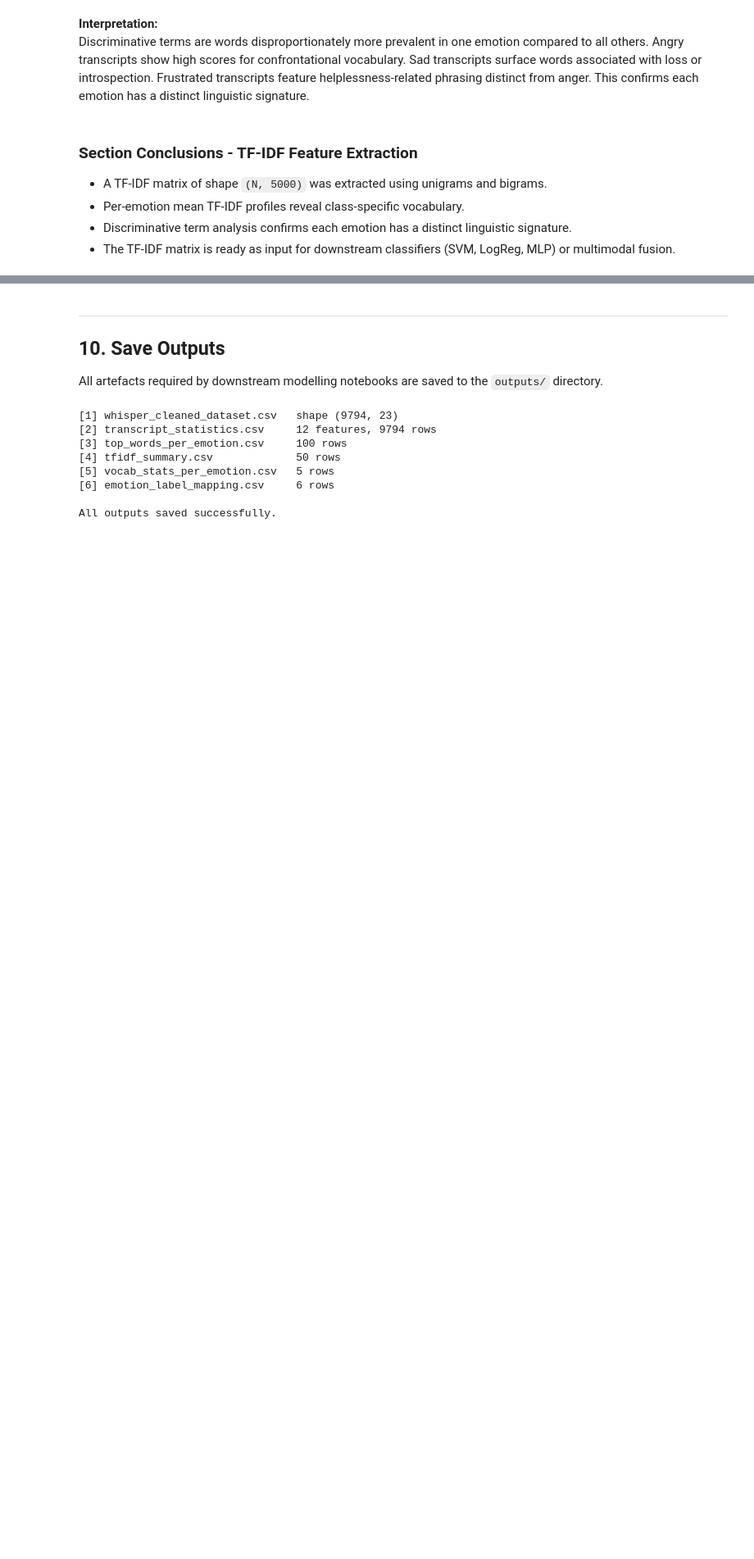
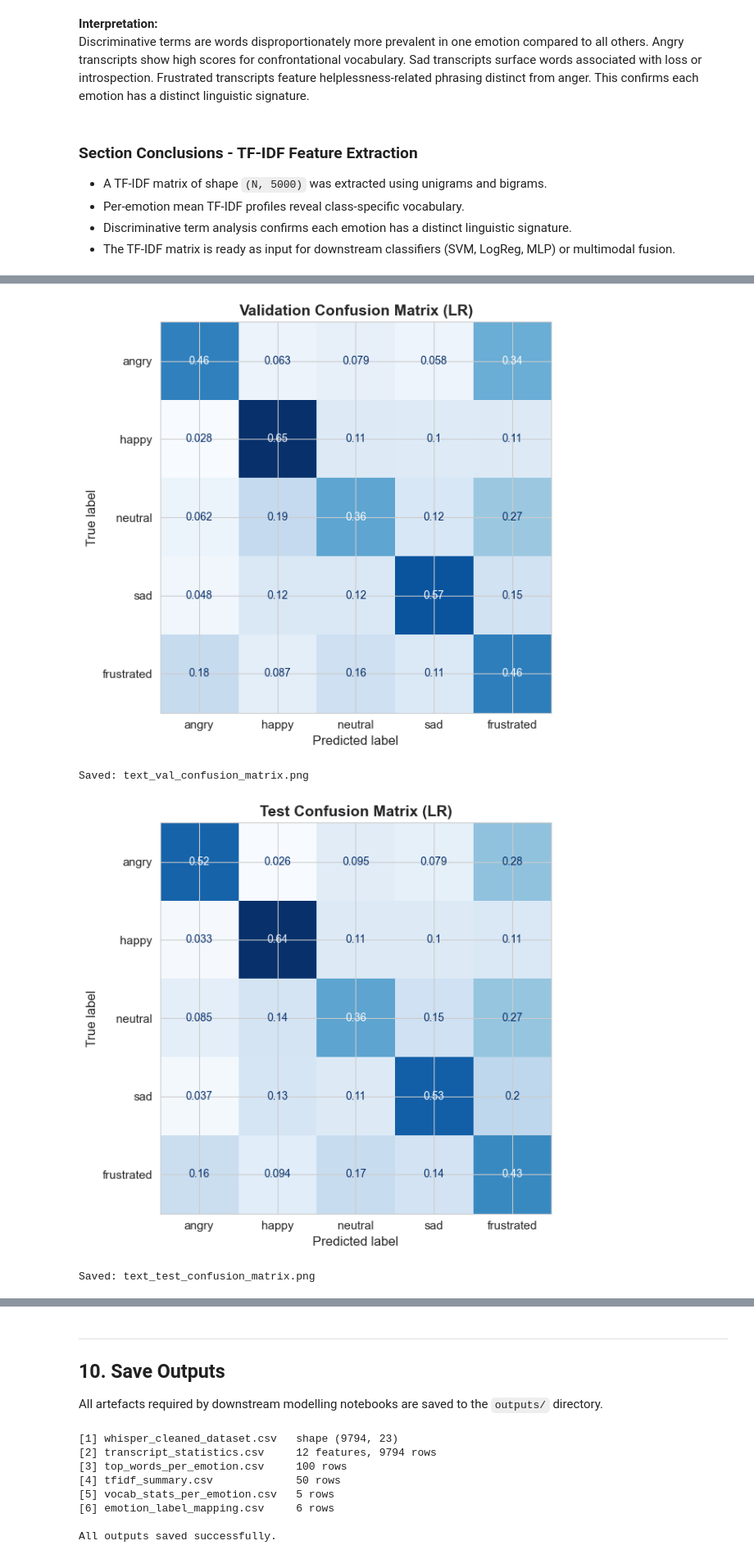
Before and after one commit to ronenhr/IEMOCAP-project, a Jupyter notebook: notebooks/03_text_features_and_baseline.ipynb, the cells around one changed output, grey strips where cells are left out. Shown at 82% size. Cells and saved outputs as stored; diff of their text form; code cells hidden in the pictures; blank space fills up the shorter version.

Commit message:
running text classification tf-idf with shared indices across notebooks and adding outputs folder

```diff
--- a/notebooks/03_text_features_and_baseline.ipynb
+++ b/notebooks/03_text_features_and_baseline.ipynb
@@ -1409,22 +1329,0 @@ The table shows Accuracy, Macro F1 (class-balanced), and UAR (Balanced Accuracy
-# %%
-fig, ax = plt.subplots(figsize=(10, 5))
-x = np.arange(len(results_df.columns))
-w = 0.35
-b1 = ax.bar(x - w/2, results_df.loc['Logistic Regression'], w,
-            label='Logistic Regression', color='steelblue', edgecolor='white')
-b2 = ax.bar(x + w/2, results_df.loc['Linear SVM'], w,
-            label='Linear SVM', color='darkorange', edgecolor='white')
-ax.axhline(1/5, color='red', linestyle='--', lw=1.2, alpha=0.7, label='Random baseline (0.20)')
-ax.set_title('Text-Only Baseline Model Performance', fontsize=14, fontweight='bold')
-ax.set_xticks(x)
-ax.set_xticklabels(results_df.columns, fontsize=12)
-ax.set_ylabel('Score')
-ax.set_ylim(0, 1)
-ax.legend()
-for bar in list(b1) + list(b2):
-    ax.annotate(f'{bar.get_height():.3f}',
-        (bar.get_x() + bar.get_width()/2, bar.get_height() + 0.01),
-        ha='center', fontsize=9, fontweight='bold')
-plt.tight_layout()
-plt.savefig(f'{OUTPUTS_DIR}/baseline_model_comparison.png', dpi=150, bbox_inches='tight')
-plt.show()
@@ -1575,0 +1615,28 @@ Emotions with the most distinctive vocabulary (typically `angry` and `happy`) ac
+# %%
+# Confusion matrices with fixed label order
+for y_true, y_pred, split_name, fname in [
+    (val_df['emotion'].values,  y_val_pred,  'Validation', 'text_val_confusion_matrix.png'),
+    (test_df['emotion'].values, y_test_pred, 'Test',        'text_test_confusion_matrix.png'),
+]:
+    fig, ax = plt.subplots(figsize=(8, 6))
+    ConfusionMatrixDisplay.from_predictions(
+        y_true, y_pred,
+        labels=KEEP_EMOTIONS,
+        normalize='true',
+        cmap='Blues',
+        ax=ax,
+        colorbar=False,
+    )
+    title = f'{split_name} Confusion Matrix (LR)'
+    if DEBUG_MODE:
+        title += '  [DEBUG]'
+    ax.set_title(title, fontweight='bold')
+    plt.tight_layout()
+    plt.savefig(f'{OUTPUTS_DIR}/{fname}', dpi=150, bbox_inches='tight')
+    plt.show()
+    print(f'Saved: {fname}')
+# %% [output]
+[figure, added]
+Saved: text_val_confusion_matrix.png
+[figure, added]
+Saved: text_test_confusion_matrix.png
```
Also changed, not shown: parts of 34 cells of this notebook, 30 other files.
